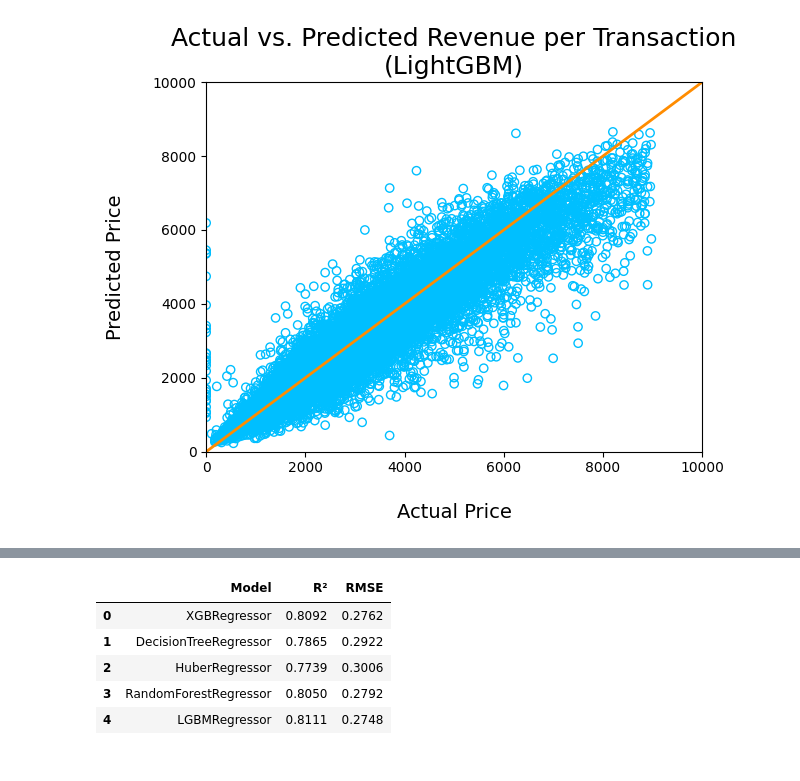
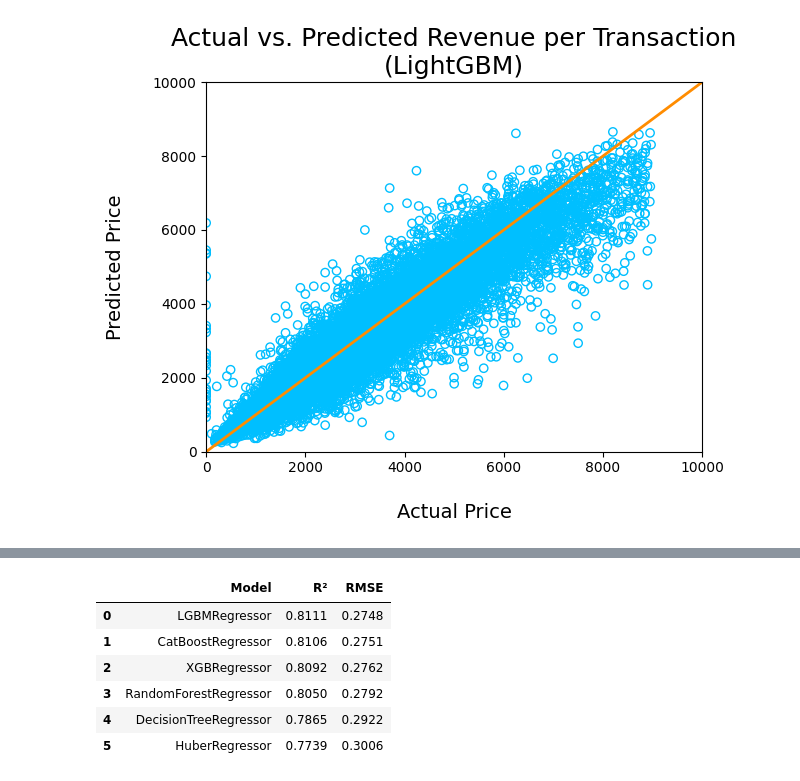
Before and after one commit to heyitzrizki/final-project-ds49-group3, a Jupyter notebook: modeling/Model_Development_no_outlier_partial.ipynb, the cells around one changed output, grey strips where cells are left out. Cells and saved outputs as stored; diff of their text form; code cells hidden in the pictures.

Commit message:
update add catboost to model

```diff
--- a/modeling/Model_Development_no_outlier_partial.ipynb
+++ b/modeling/Model_Development_no_outlier_partial.ipynb
@@ -422,9 +443,10 @@ huber = HuberRegressor(epsilon=1.35)  # robust against outliers
 rdf = RandomForestRegressor()
 xgboost = XGBRegressor()
 lgbm = LGBMRegressor()
+catboost = CatBoostRegressor()
 
 # Train models on X_train and y_train
-for regr in [dtr, huber, rdf, xgboost, lgbm]:
+for regr in [dtr, huber, rdf, xgboost, lgbm, catboost]:
     # fit the corresponding model
     regr.fit(X_train, y_train)
     y_pred = regr.predict(X_test)
@@ -849,0 +905,19 @@ plt.show()
+# %%
+# CatBoost Regressor with best hyperparameters
+catboost_mod = CatBoostRegressor(
+    depth=catboost_cv.best_params_["depth"],
+    learning_rate=catboost_cv.best_params_["learning_rate"],
+    iterations=catboost_cv.best_params_["iterations"],
+    verbose=0
+)
+
+# Fit model
+catboost_mod.fit(X_train, y_train)
+
+# Predict pada test set
+y_pred_catboost = catboost_mod.predict(X_test)
+
+# Print R² dan RMSE
+print(f"- {catboost_mod.__class__.__name__}")
+print(f"R²: {rsqr_score(y_test, y_pred_catboost)}")
+print(f"RMSE: {rmse_score(y_test, y_pred_catboost)}")
@@ -849,0 +928,4 @@ plt.show()
+# %%
+model_list.append(catboost_mod.__class__.__name__)
+r2_list.append(round(rsqr_score(y_test, y_pred_catboost), 4))
+rmse_list.append(round(rmse_score(y_test, y_pred_catboost), 4))
@@ -850,18 +948,20 @@ plt.show()
 # %%
 # Create a table with pd.DataFrame
 model_results = pd.DataFrame(
     {
         "Model": model_list,
         "R²": r2_list,
         "RMSE": rmse_list
     }
 )
 
+model_results = model_results.sort_values(by="R²", ascending=False).reset_index(drop=True)
 model_results
 # %% [output]
 |  | Model | R² | RMSE |
-| 0 | XGBRegressor | 0.8092 | 0.2762 |
-| 1 | DecisionTreeRegressor | 0.7865 | 0.2922 |
-| 2 | HuberRegressor | 0.7739 | 0.3006 |
+| 0 | LGBMRegressor | 0.8111 | 0.2748 |
+| 1 | CatBoostRegressor | 0.8106 | 0.2751 |
+| 2 | XGBRegressor | 0.8092 | 0.2762 |
 | 3 | RandomForestRegressor | 0.8050 | 0.2792 |
-| 4 | LGBMRegressor | 0.8111 | 0.2748 |
+| 4 | DecisionTreeRegressor | 0.7865 | 0.2922 |
+| 5 | HuberRegressor | 0.7739 | 0.3006 |
```
Also changed, not shown: parts of 9 cells of this notebook.
